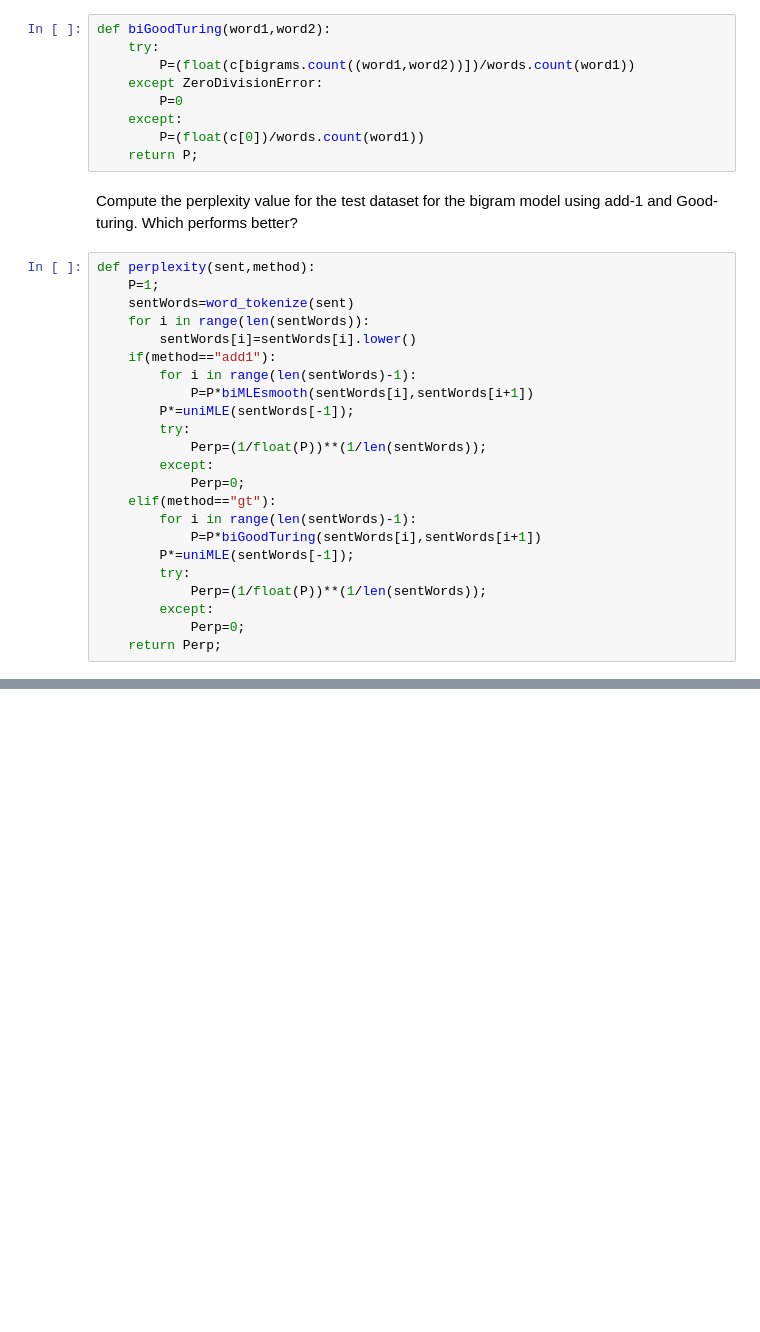
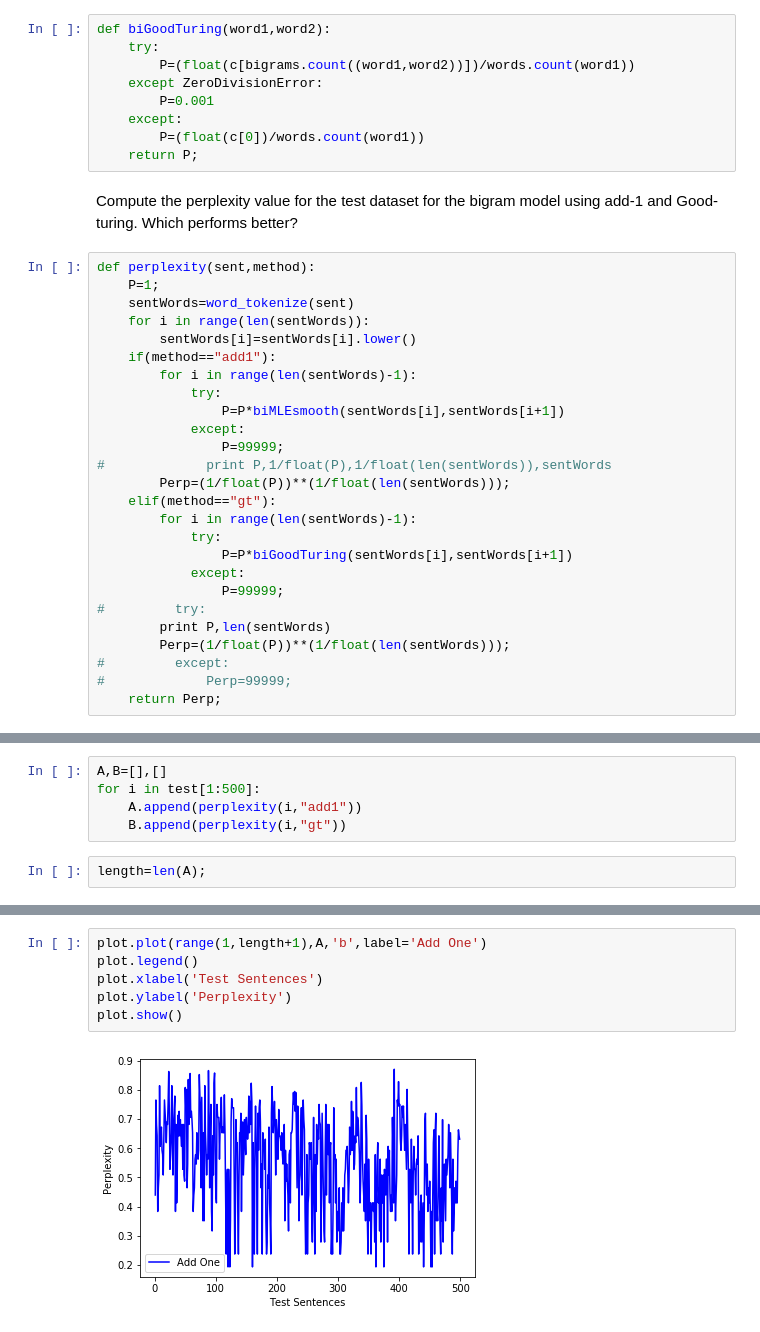
Before and after one commit to pratikkayal/NLP_Pratik, a Jupyter notebook: Assignments/Assignment2/Assignment2_Pratik.ipynb, the cells around one changed output, grey strips where cells are left out. Drawn from its saved outputs; the diff is of its cells as text; blank space fills up the shorter version.

```diff
--- a/Assignments/Assignment2/Assignment2_Pratik.ipynb
+++ b/Assignments/Assignment2/Assignment2_Pratik.ipynb
@@ -462,7 +463,7 @@ def biGoodTuring(word1,word2):
     try:
         P=(float(c[bigrams.count((word1,word2))])/words.count(word1))
     except ZeroDivisionError:
-        P=0
+        P=0.001
     except:
         P=(float(c[0])/words.count(word1))
     return P;
@@ -476,18 +477,21 @@ def perplexity(sent,method):
         sentWords[i]=sentWords[i].lower()
     if(method=="add1"):
         for i in range(len(sentWords)-1):
-            P=P*biMLEsmooth(sentWords[i],sentWords[i+1])
-        P*=uniMLE(sentWords[-1]);
-        try:
-            Perp=(1/float(P))**(1/len(sentWords));
-        except:
-            Perp=0;
+            try:
+                P=P*biMLEsmooth(sentWords[i],sentWords[i+1])
+            except:
+                P=99999;
+#             print P,1/float(P),1/float(len(sentWords)),sentWords
+        Perp=(1/float(P))**(1/float(len(sentWords)));
     elif(method=="gt"):
         for i in range(len(sentWords)-1):
-            P=P*biGoodTuring(sentWords[i],sentWords[i+1])
-        P*=uniMLE(sentWords[-1]);
-        try:
-            Perp=(1/float(P))**(1/len(sentWords));
-        except:
-            Perp=0;
+            try:
+                P=P*biGoodTuring(sentWords[i],sentWords[i+1])
+            except:
+                P=99999;
+#         try:
+        print P,len(sentWords)
+        Perp=(1/float(P))**(1/float(len(sentWords)));
+#         except:
+#             Perp=99999;
     return Perp;
@@ -493,0 +511,7 @@ def perplexity(sent,method):
+# %%
+A,B=[],[]
+for i in test[1:500]:
+    A.append(perplexity(i,"add1"))
+    B.append(perplexity(i,"gt"))
+# %%
+length=len(A);
@@ -493,0 +530,8 @@ def perplexity(sent,method):
+# %%
+plot.plot(range(1,length+1),A,'b',label='Add One')
+plot.legend()
+plot.xlabel('Test Sentences')
+plot.ylabel('Perplexity')
+plot.show()
+# %% [output]
+[figure, added]
```
Also changed, not shown: parts of 9 cells of this notebook.
